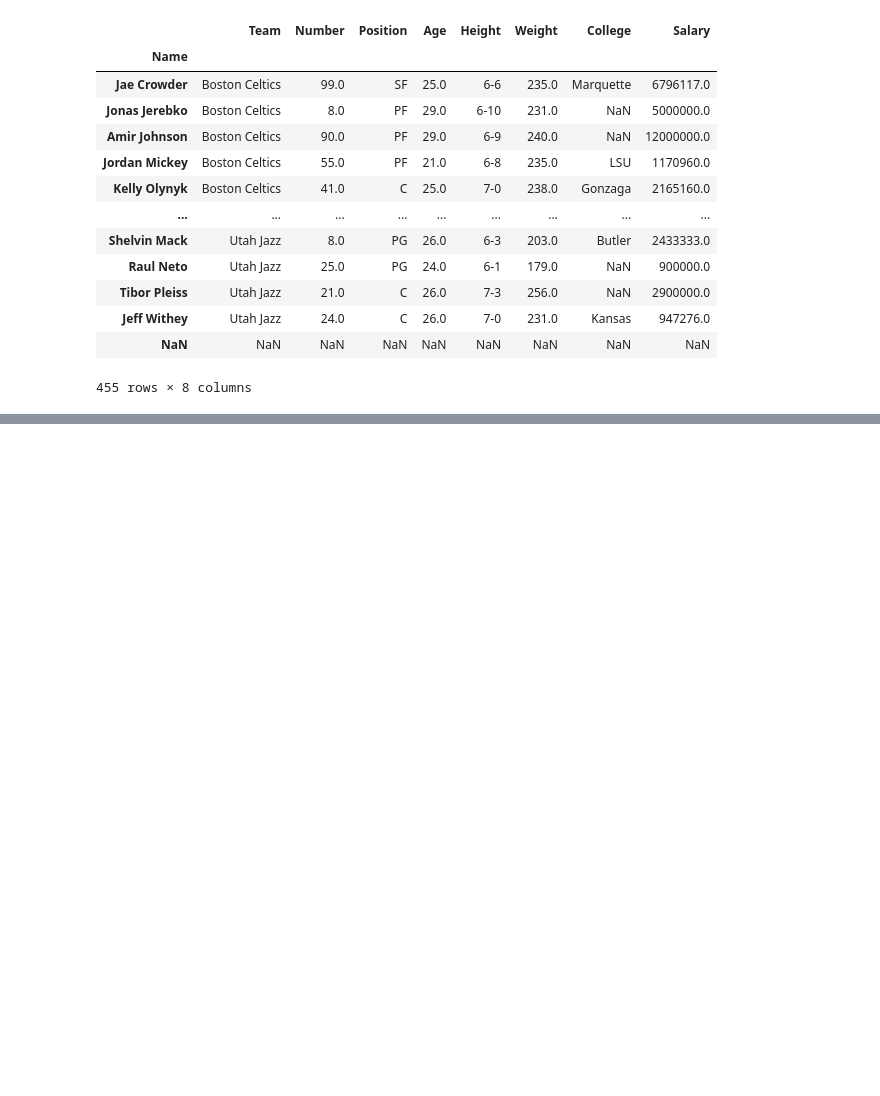
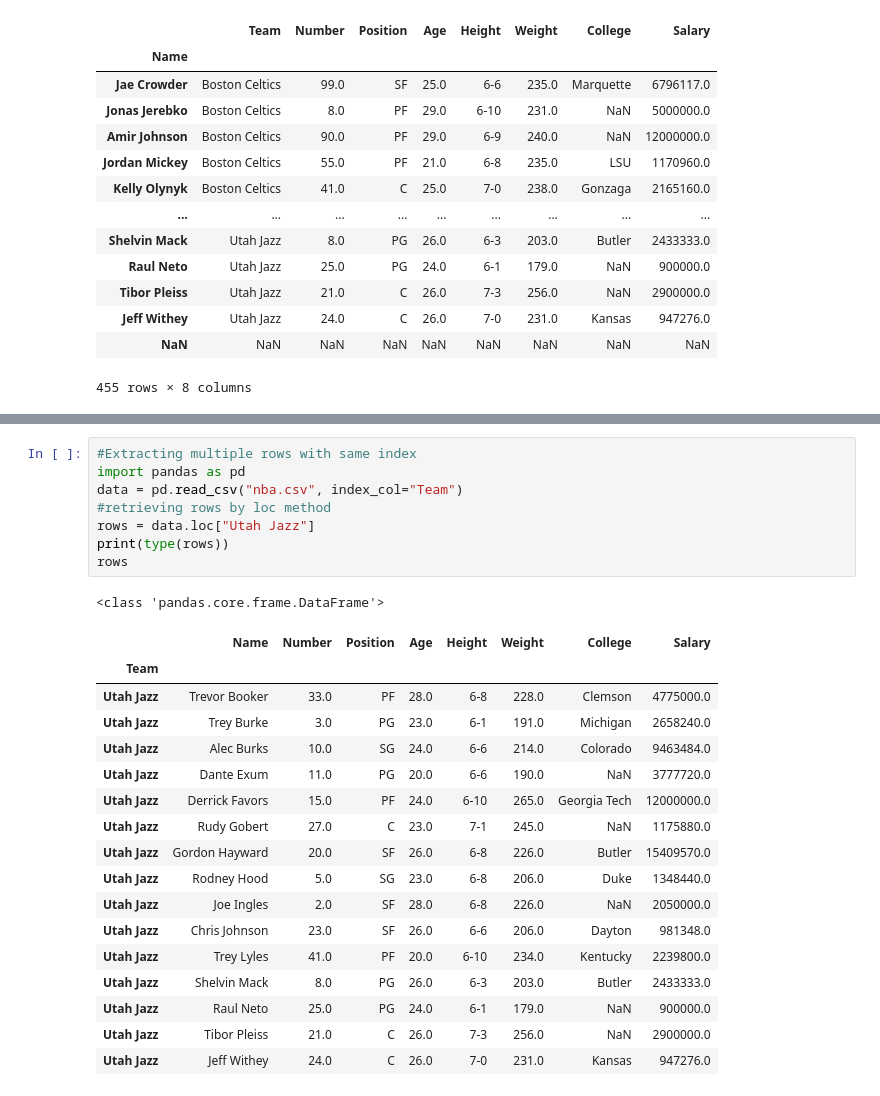
Before and after one commit to Lenmbugua/Python-Numpy-and-Pandas, a Jupyter notebook: Pandas.ipynb, the cells around one changed output, grey strips where cells are left out. Cells and saved outputs as stored; diff of their text form; blank space fills up the shorter version.

Commit message:
the .loc method in pandas

```diff
--- a/Pandas.ipynb
+++ b/Pandas.ipynb
@@ -691,0 +707,27 @@ data
+# %%
+#Extracting multiple rows with same index
+import pandas as pd
+data = pd.read_csv("nba.csv", index_col="Team")
+#retrieving rows by loc method
+rows = data.loc["Utah Jazz"]
+print(type(rows))
+rows
+# %% [output]
+<class 'pandas.core.frame.DataFrame'>
+|  | Name | Number | Position | Age | Height | Weight | College | Salary |
+| Team |  |  |  |  |  |  |  |  |
+| Utah Jazz | Trevor Booker | 33.0 | PF | 28.0 | 6-8 | 228.0 | Clemson | 4775000.0 |
+| Utah Jazz | Trey Burke | 3.0 | PG | 23.0 | 6-1 | 191.0 | Michigan | 2658240.0 |
+| Utah Jazz | Alec Burks | 10.0 | SG | 24.0 | 6-6 | 214.0 | Colorado | 9463484.0 |
+| Utah Jazz | Dante Exum | 11.0 | PG | 20.0 | 6-6 | 190.0 | NaN | 3777720.0 |
+| Utah Jazz | Derrick Favors | 15.0 | PF | 24.0 | 6-10 | 265.0 | Georgia Tech | 12000000.0 |
+| Utah Jazz | Rudy Gobert | 27.0 | C | 23.0 | 7-1 | 245.0 | NaN | 1175880.0 |
+| Utah Jazz | Gordon Hayward | 20.0 | SF | 26.0 | 6-8 | 226.0 | Butler | 15409570.0 |
+| Utah Jazz | Rodney Hood | 5.0 | SG | 23.0 | 6-8 | 206.0 | Duke | 1348440.0 |
+| Utah Jazz | Joe Ingles | 2.0 | SF | 28.0 | 6-8 | 226.0 | NaN | 2050000.0 |
+| Utah Jazz | Chris Johnson | 23.0 | SF | 26.0 | 6-6 | 206.0 | Dayton | 981348.0 |
+| Utah Jazz | Trey Lyles | 41.0 | PF | 20.0 | 6-10 | 234.0 | Kentucky | 2239800.0 |
+| Utah Jazz | Shelvin Mack | 8.0 | PG | 26.0 | 6-3 | 203.0 | Butler | 2433333.0 |
+| Utah Jazz | Raul Neto | 25.0 | PG | 24.0 | 6-1 | 179.0 | NaN | 900000.0 |
+| Utah Jazz | Tibor Pleiss | 21.0 | C | 26.0 | 7-3 | 256.0 | NaN | 2900000.0 |
+| Utah Jazz | Jeff Withey | 24.0 | C | 26.0 | 7-0 | 231.0 | Kansas | 947276.0 |
```
Also changed, not shown: parts of 1 cell of this notebook.
